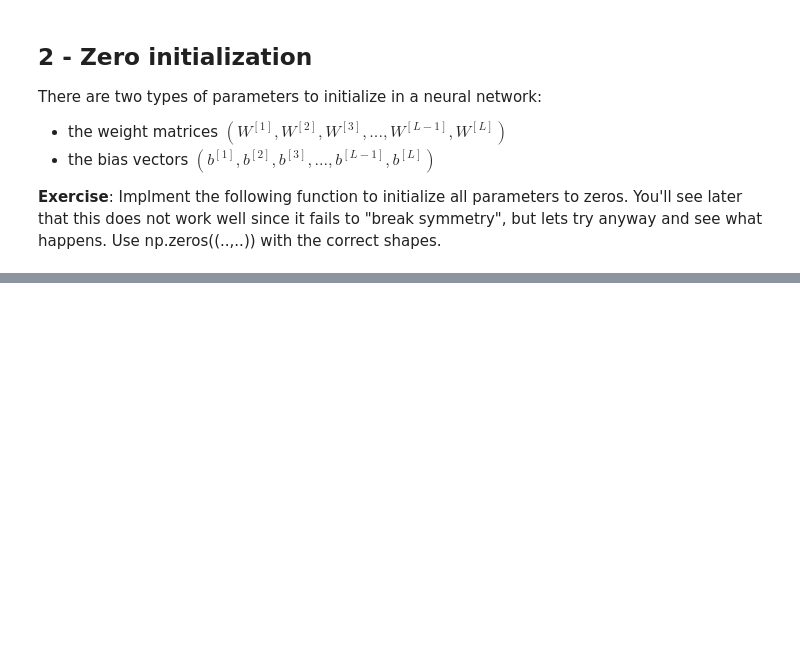
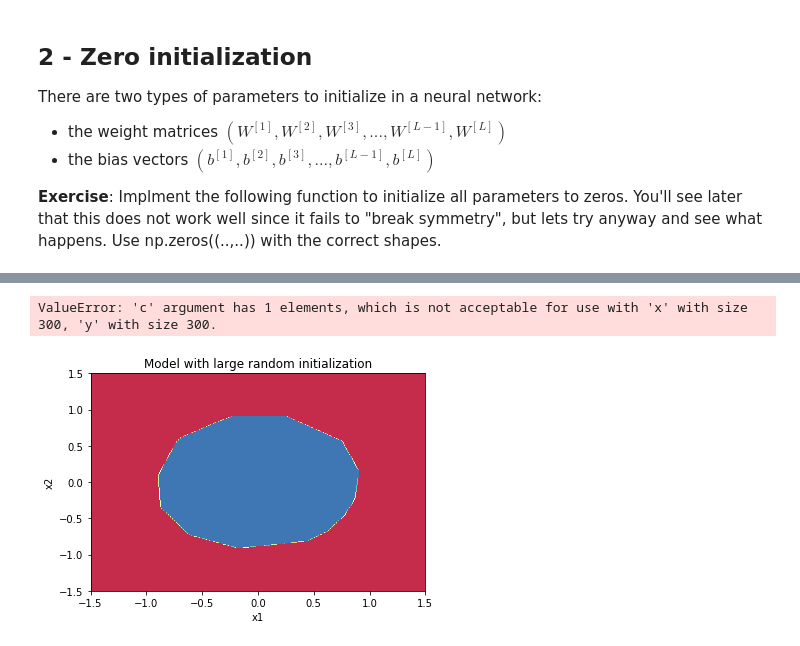
Before and after one commit to Lei-Luo/Deep-Learning-Specialization-AndrewNg, a Jupyter notebook: Course 2 Improving Deep Neural Networks/Week 1 Practical aspects of Deep Learning/Programming Assignment/Initialization/Initialization.ipynb, the cells around one changed output, grey strips where cells are left out. Saved outputs shown, nothing was run; the diff lists cells and outputs as text; code cells hidden in the pictures; blank space fills up the shorter version.

```diff
--- a/Course 2 Improving Deep Neural Networks/Week 1 Practical aspects of Deep Learning/Programming Assignment/Initialization/Initialization.ipynb
+++ b/Course 2 Improving Deep Neural Networks/Week 1 Practical aspects of Deep Learning/Programming Assignment/Initialization/Initialization.ipynb
@@ -150,0 +310,9 @@ TypeError: data type not understood
+# %%
+plt.title("Model with large random initialization")
+axes = plt.gca()
+axes.set_xlim([-1.5, 1.5])
+axes.set_ylim([-1.5, 1.5])
+plot_decision_boundary(lambda x: predict_dec(parameters, x.T), train_X, train_Y)
+# %% [output]
+ValueError: 'c' argument has 1 elements, which is not acceptable for use with 'x' with size 300, 'y' with size 300.
+[figure, added]
```
Also changed, not shown: parts of 16 cells of this notebook.
